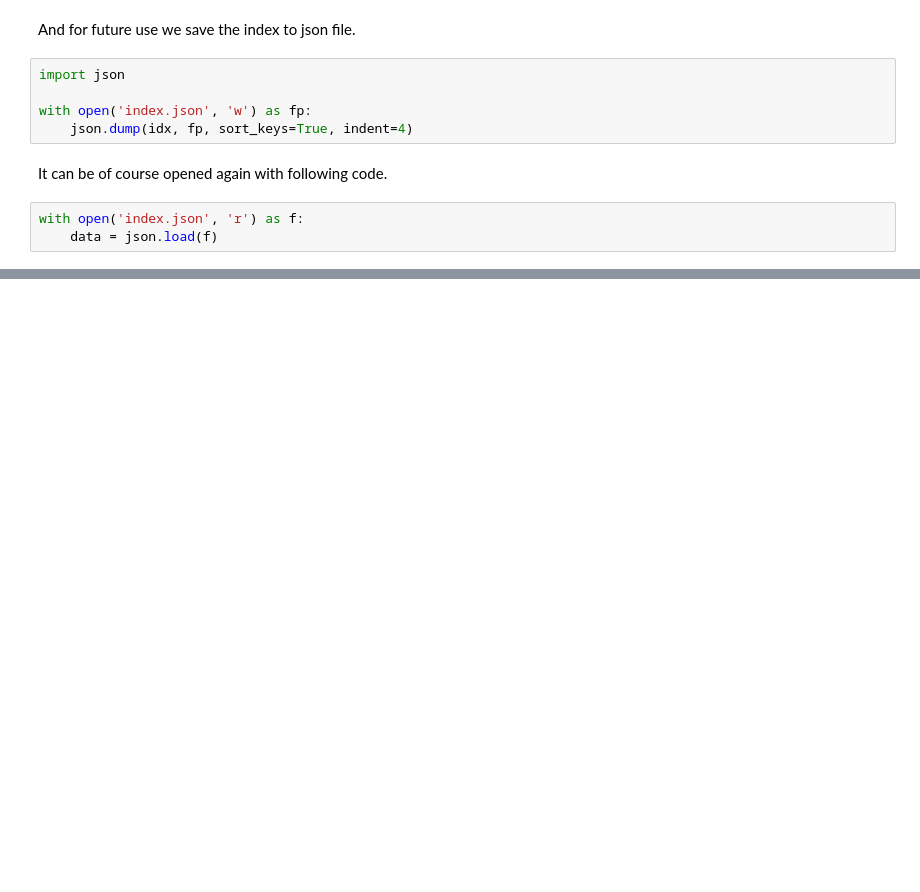
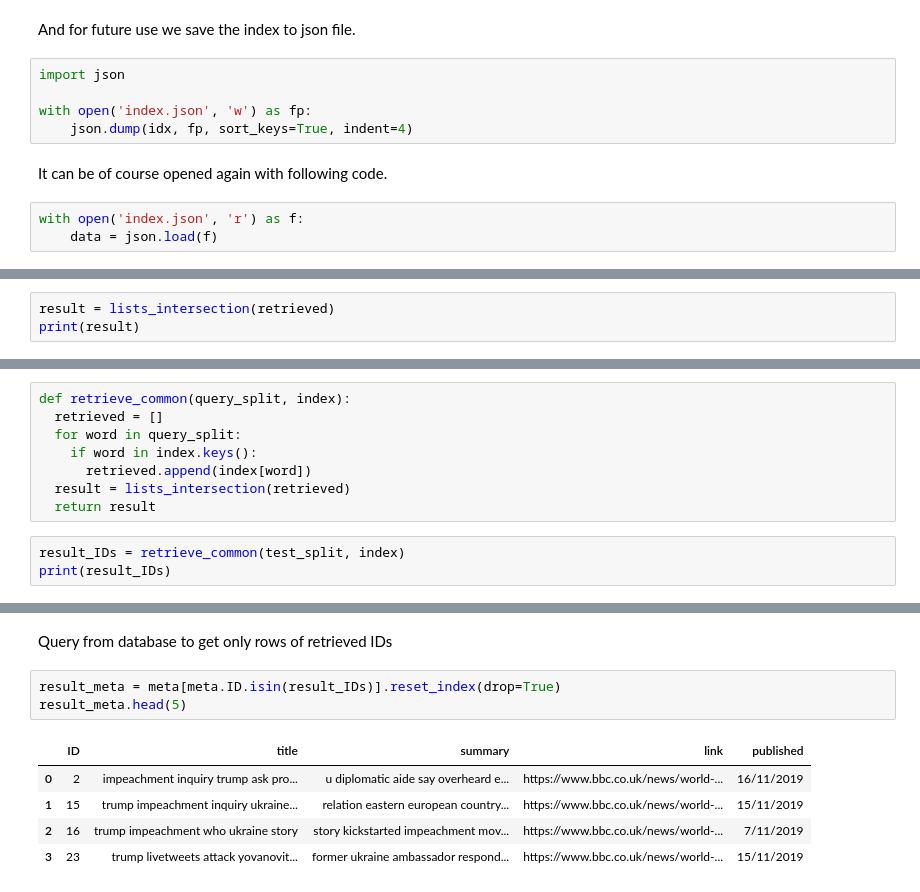
Before and after one commit to dominikklepl/News-search-engine, a Jupyter notebook: Code_explanation.ipynb, the cells around one changed output, grey strips where cells are left out. Saved outputs shown, nothing was run; the diff lists cells and outputs as text; blank space fills up the shorter version.

```diff
--- a/Code_explanation.ipynb
+++ b/Code_explanation.ipynb
@@ -377,0 +444,3 @@ with open('index.json', 'r') as f:
+# %%
+result = lists_intersection(retrieved)
+print(result)
@@ -377,0 +451,11 @@ with open('index.json', 'r') as f:
+# %%
+def retrieve_common(query_split, index):
+  retrieved = []
+  for word in query_split:
+    if word in index.keys():
+      retrieved.append(index[word])
+  result = lists_intersection(retrieved)
+  return result
+# %%
+result_IDs = retrieve_common(test_split, index)
+print(result_IDs)
@@ -377,0 +488,11 @@ with open('index.json', 'r') as f:
+# %% [markdown]
+Query from database to get only rows of retrieved IDs
+# %%
+result_meta = meta[meta.ID.isin(result_IDs)].reset_index(drop=True)
+result_meta.head(5)
+# %% [output]
+|  | ID | title | summary | link | published |
+| 0 | 2 | impeachment inquiry trump ask pro... | u diplomatic aide say overheard e... | https://www.bbc.co.uk/news/world-... | 16/11/2019 |
+| 1 | 15 | trump impeachment inquiry ukraine... | relation eastern european country... | https://www.bbc.co.uk/news/world-... | 15/11/2019 |
+| 2 | 16 | trump impeachment who ukraine story | story kickstarted impeachment mov... | https://www.bbc.co.uk/news/world-... | 7/11/2019 |
+| 3 | 23 | trump livetweets attack yovanovit... | former ukraine ambassador respond... | https://www.bbc.co.uk/news/world-... | 15/11/2019 |
```
Also changed, not shown: parts of 43 cells of this notebook.
